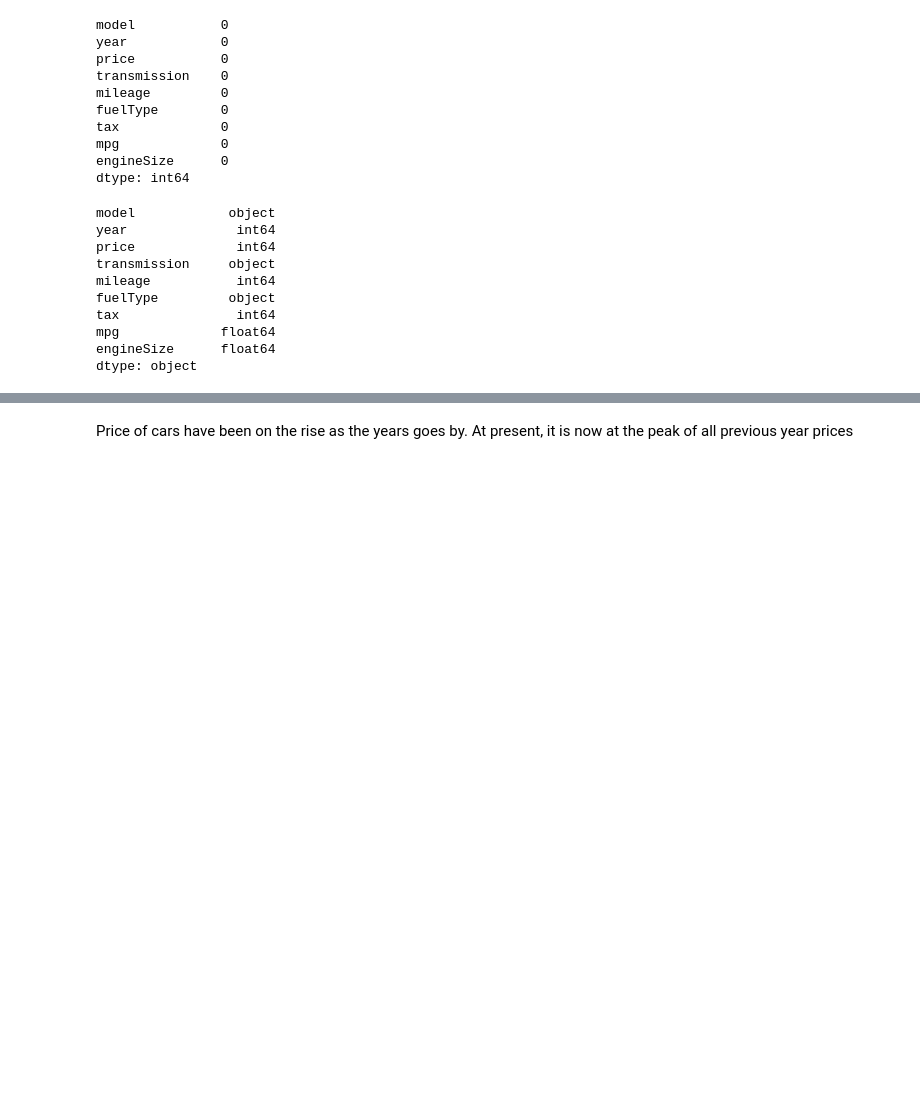
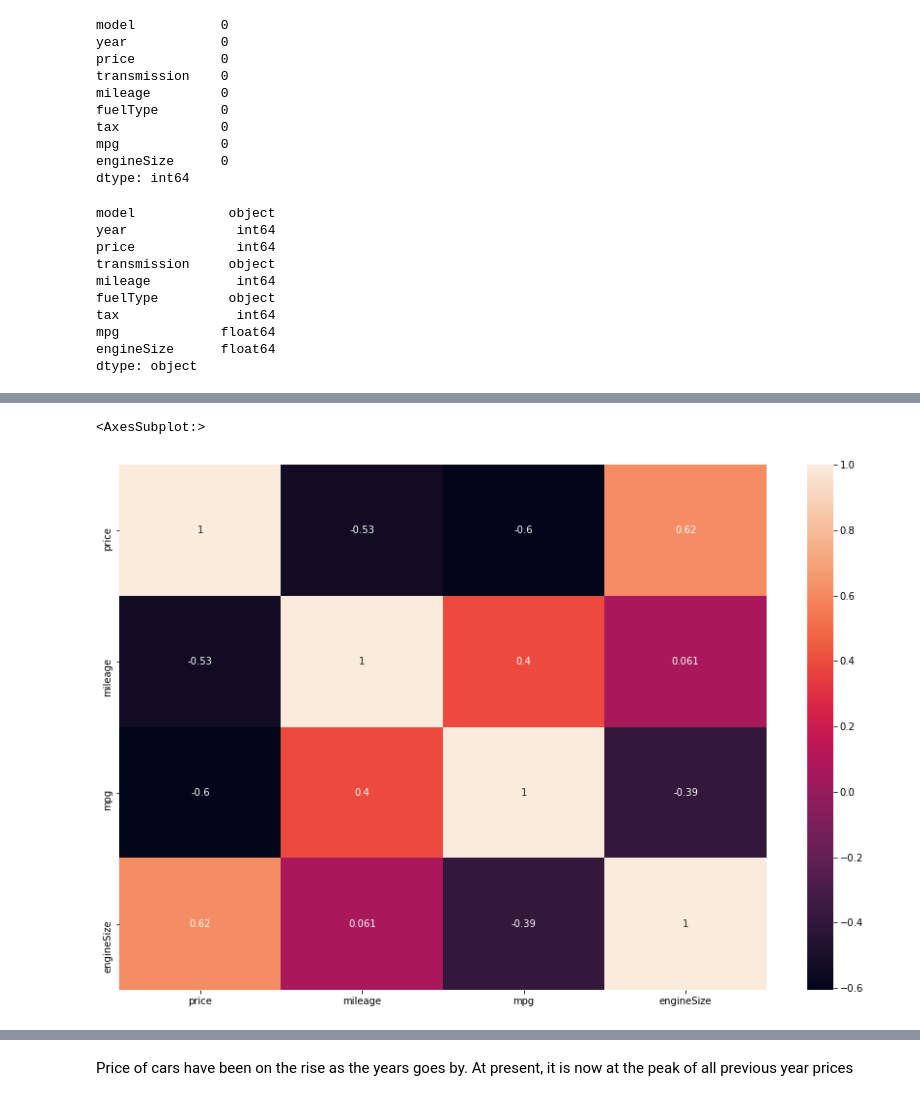
Before and after one commit to overtunned/carpriceprediction, a Jupyter notebook: 002_case_study_1.ipynb, the cells around one changed output, grey strips where cells are left out. Saved outputs shown, nothing was run; the diff lists cells and outputs as text; code cells hidden in the pictures; blank space fills up the shorter version.

```diff
--- a/002_case_study_1.ipynb
+++ b/002_case_study_1.ipynb
@@ -95,0 +153,2 @@ cat_df.fuelType.value_counts()
+# %%
+num_df = audi_df[['price','mileage', 'mpg','engineSize']].copy()
@@ -96,3 +178,12 @@ cat_df.fuelType.value_counts()
+# %%
+num_df[num_df.engineSize == 0]= np.nan
+# %%
+mediandf = num_df["engineSize"].median()
+# %%
+num_df.engineSize = num_df.engineSize.fillna(value=mediandf)
 # %%
 plt.figure(figsize = (15,10))
-sns.heatmap(audi_df.corr(),annot = True)
+sns.heatmap(num_df.corr(),annot = True)
+# %% [output]
+<AxesSubplot:>
+[figure, added]
```
Also changed, not shown: parts of 22 cells of this notebook.
